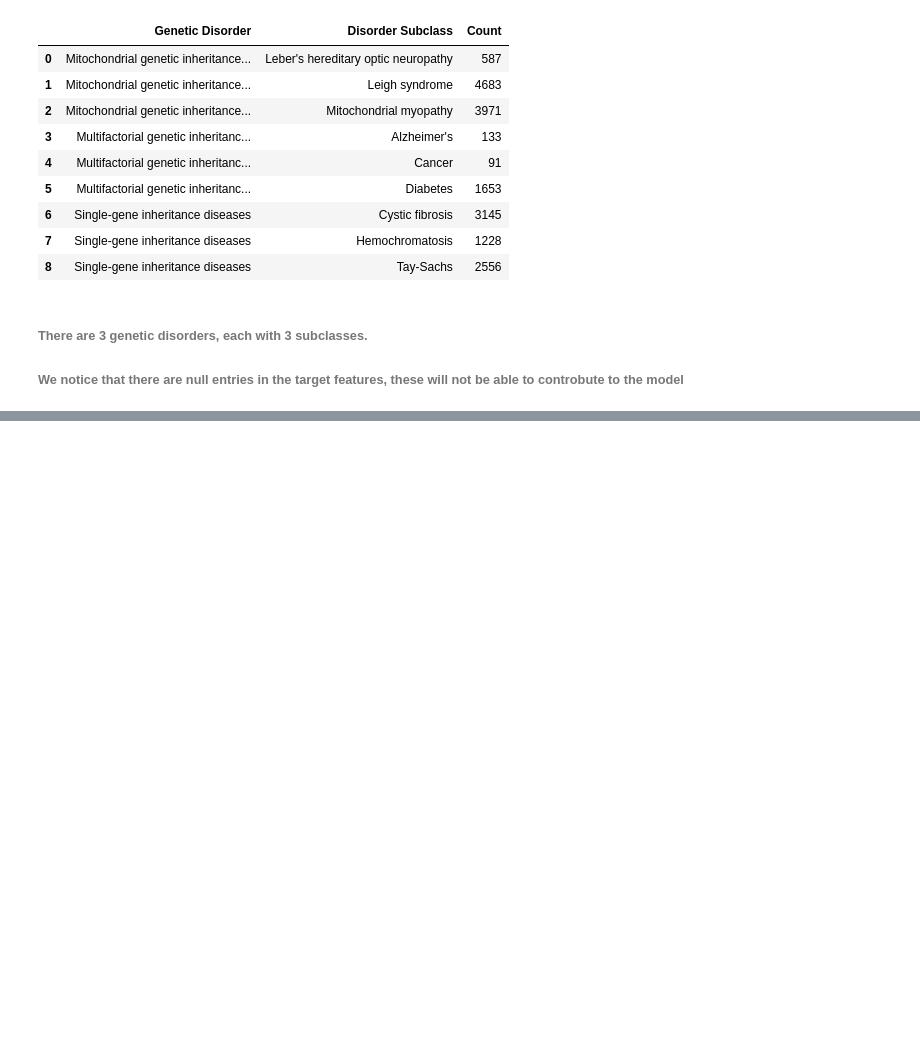
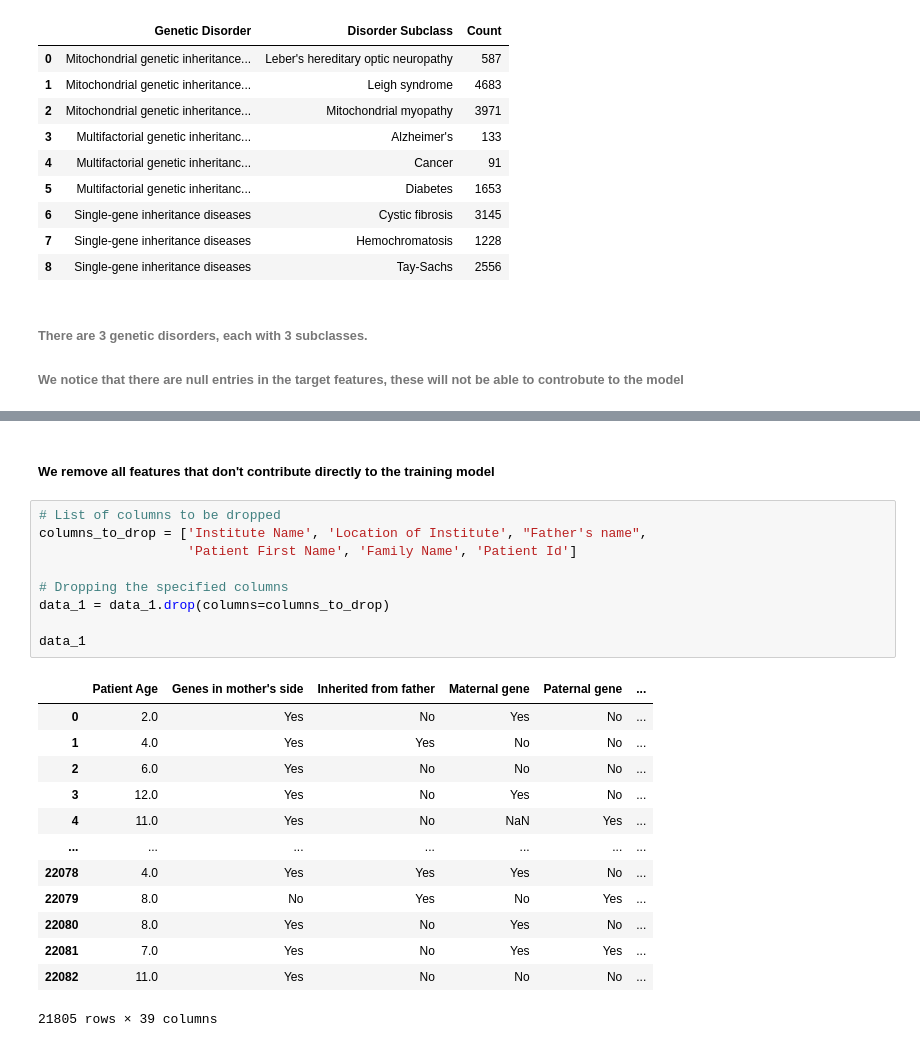
Before and after one commit to salmaloukili/ML, a Jupyter notebook: notebook.ipynb, the cells around one changed output, grey strips where cells are left out. Cells and saved outputs as stored; diff of their text form; blank space fills up the shorter version.

```diff
--- a/notebook.ipynb
+++ b/notebook.ipynb
@@ -87,0 +159,25 @@ Unique Combinations of Disease and Subclass:
+# %% [markdown]
+##### We remove all features that don't contribute directly to the training model
+# %%
+# List of columns to be dropped
+columns_to_drop = ['Institute Name', 'Location of Institute', "Father's name",
+                   'Patient First Name', 'Family Name', 'Patient Id']
+
+# Dropping the specified columns
+data_1 = data_1.drop(columns=columns_to_drop)
+
+data_1
+# %% [output]
+|  | Patient Age | Genes in mother's side | Inherited from father | Maternal gene | Paternal gene | ... |
+| 0 | 2.0 | Yes | No | Yes | No | ... |
+| 1 | 4.0 | Yes | Yes | No | No | ... |
+| 2 | 6.0 | Yes | No | No | No | ... |
+| 3 | 12.0 | Yes | No | Yes | No | ... |
+| 4 | 11.0 | Yes | No | NaN | Yes | ... |
+| ... | ... | ... | ... | ... | ... | ... |
+| 22078 | 4.0 | Yes | Yes | Yes | No | ... |
+| 22079 | 8.0 | No | Yes | No | Yes | ... |
+| 22080 | 8.0 | Yes | No | Yes | No | ... |
+| 22081 | 7.0 | Yes | No | Yes | Yes | ... |
+| 22082 | 11.0 | Yes | No | No | No | ... |
+21805 rows × 39 columns
```
Also changed, not shown: parts of 8 cells of this notebook.
